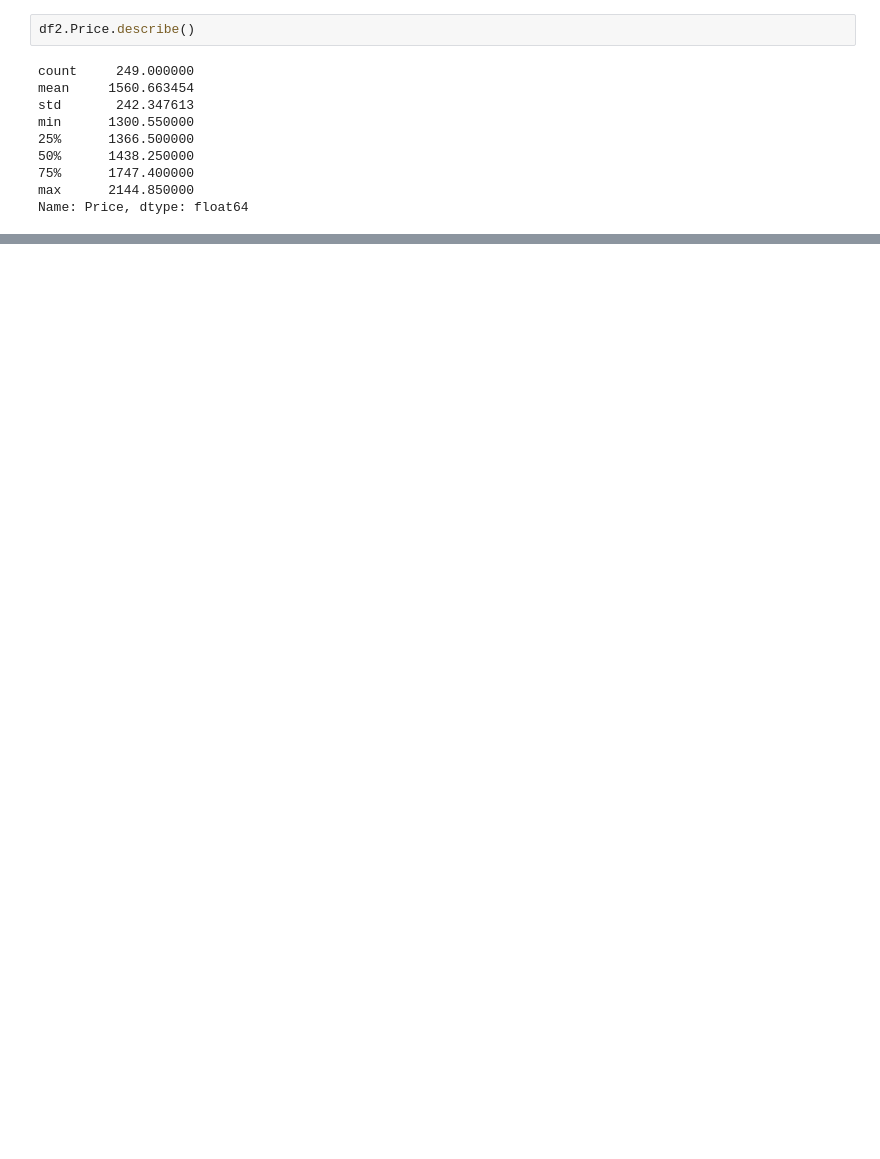
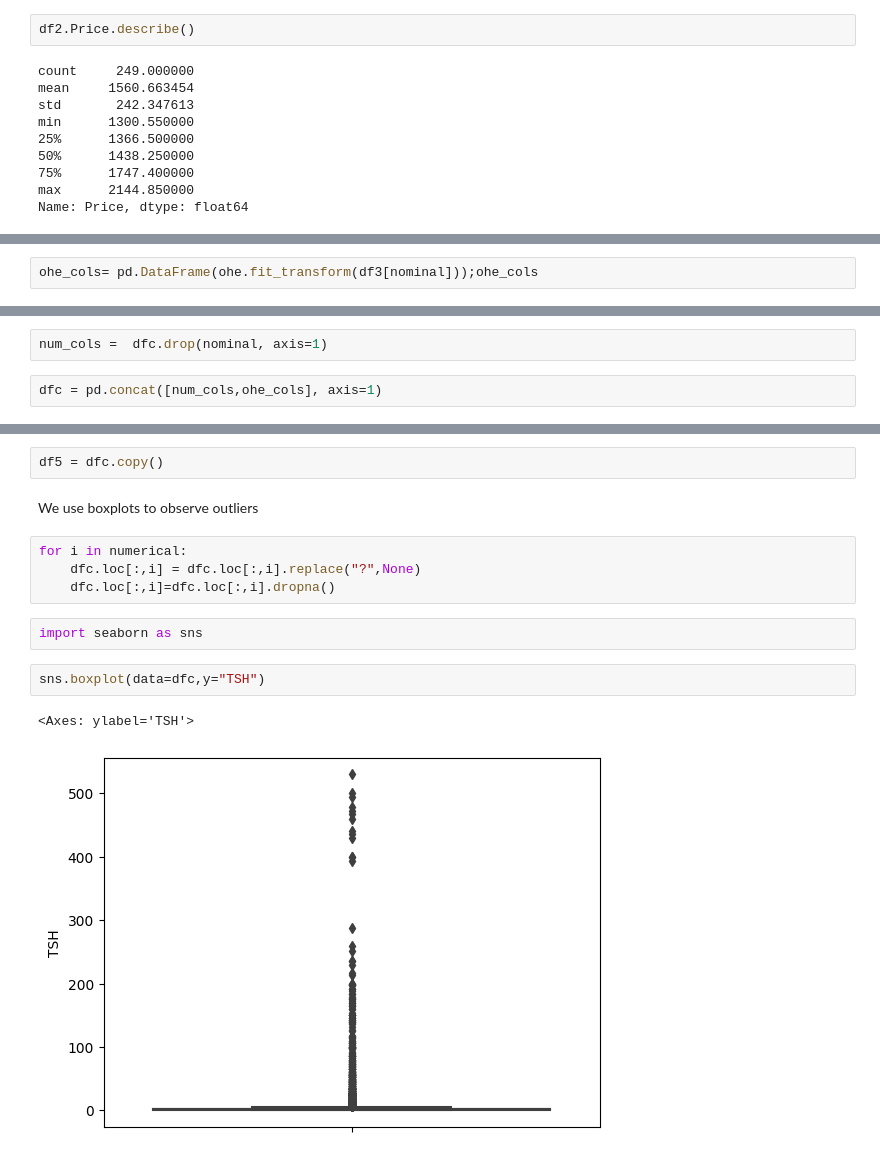
Before and after one commit to kinasant/ml, a Jupyter notebook: assignments/ml_lab02.ipynb, the cells around one changed output, grey strips where cells are left out. Cells and saved outputs as stored; diff of their text form; blank space fills up the shorter version.

```diff
--- a/assignments/ml_lab02.ipynb
+++ b/assignments/ml_lab02.ipynb
@@ -208,0 +334,2 @@ sum(df2.iloc[:,-1] <0)/df2.iloc[:,-1].shape[0]
+# %%
+ohe_cols= pd.DataFrame(ohe.fit_transform(df3[nominal]));ohe_cols
@@ -208,0 +350,4 @@ sum(df2.iloc[:,-1] <0)/df2.iloc[:,-1].shape[0]
+# %%
+num_cols =  dfc.drop(nominal, axis=1)
+# %%
+dfc = pd.concat([num_cols,ohe_cols], axis=1)
@@ -208,0 +370,15 @@ sum(df2.iloc[:,-1] <0)/df2.iloc[:,-1].shape[0]
+# %%
+df5 = dfc.copy()
+# %% [markdown]
+We use boxplots to observe outliers
+# %%
+for i in numerical:
+    dfc.loc[:,i] = dfc.loc[:,i].replace("?",None)
+    dfc.loc[:,i]=dfc.loc[:,i].dropna()
+# %%
+import seaborn as sns
+# %%
+sns.boxplot(data=dfc,y="TSH")
+# %% [output]
+<Axes: ylabel='TSH'>
+[figure, added]
```
Also changed, not shown: parts of 110 cells of this notebook.
